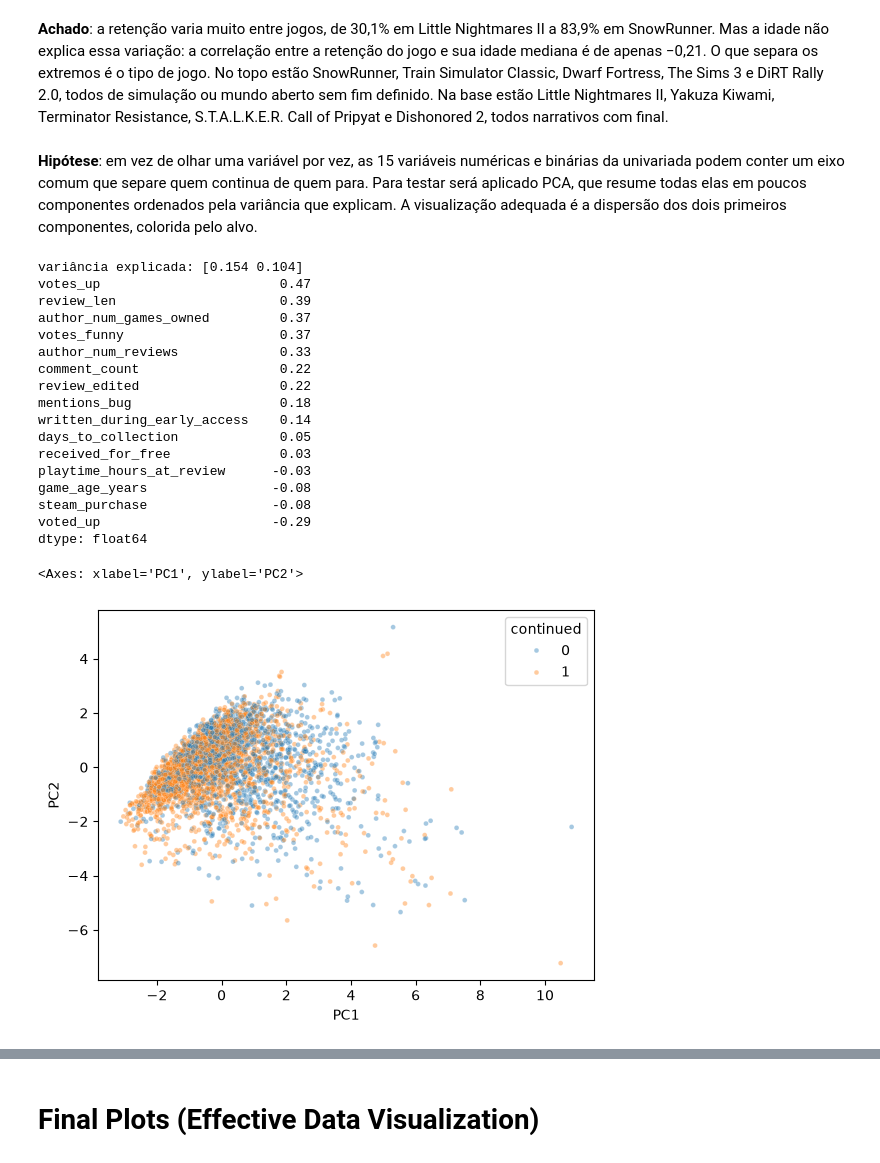
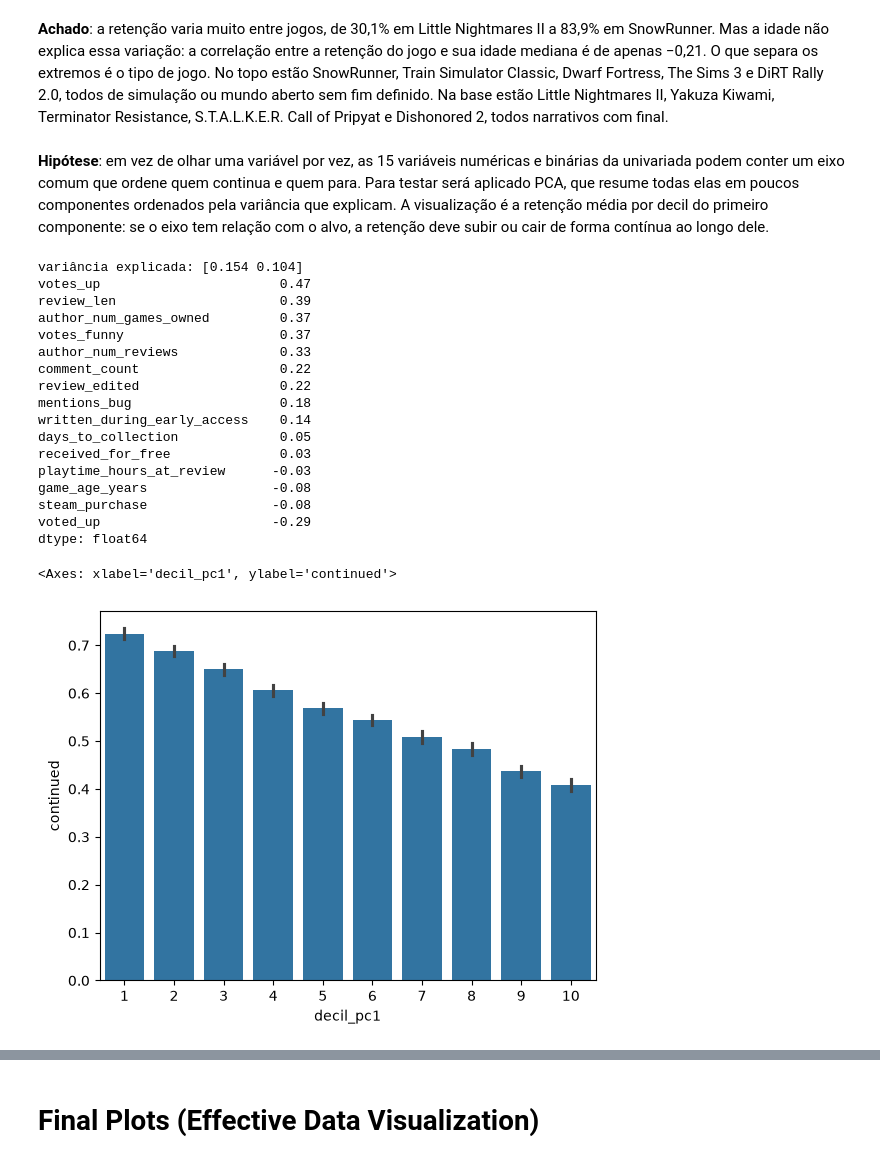
Before and after one commit to larissa04alves/steam-review-retention, a Jupyter notebook: tde-data-science-parte01.ipynb, the cells around one changed output, grey strips where cells are left out. Drawn from its saved outputs; the diff is of its cells as text; code cells hidden in the pictures.

```diff
--- a/tde-data-science-parte01.ipynb
+++ b/tde-data-science-parte01.ipynb
@@ -810,7 +829,7 @@ sns.barplot(data=df, y='game', x='continued', order=df.groupby('game')
 # %% [markdown]
 **Achado**: a retenção varia muito entre jogos, de 30,1% em Little Nightmares II a 83,9% em SnowRunner. Mas a idade não explica essa variação: a correlação entre a retenção do jogo e sua idade mediana é de apenas −0,21. O que separa os extremos é o tipo de jogo. No topo estão SnowRunner, Train Simulator Classic, Dwarf Fortress, The Sims 3 e DiRT Rally 2.0, todos de simulação ou mundo aberto sem fim definido. Na base estão Little Nightmares II, Yakuza Kiwami, Terminator Resistance, S.T.A.L.K.E.R. Call of Pripyat e Dishonored 2, todos narrativos com final.
 # %% [markdown]
-**Hipótese**: em vez de olhar uma variável por vez, as 15 variáveis numéricas e binárias da univariada podem conter um eixo comum que separe quem continua de quem para. Para testar será aplicado PCA, que resume todas elas em poucos componentes ordenados pela variância que explicam. A visualização adequada é a dispersão dos dois primeiros componentes, colorida pelo alvo.
+**Hipótese**: em vez de olhar uma variável por vez, as 15 variáveis numéricas e binárias da univariada podem conter um eixo comum que ordene quem continua e quem para. Para testar será aplicado PCA, que resume todas elas em poucos componentes ordenados pela variância que explicam. A visualização é a retenção média por decil do primeiro componente: se o eixo tem relação com o alvo, a retenção deve subir ou cair de forma contínua ao longo dele.
 # %%
 # PCA nas variáveis numéricas e binárias da univariada, só perfis públicos
 from sklearn.preprocessing import StandardScaler
@@ -822,36 +841,38 @@ cols = ['playtime_hours_at_review', 'review_len', 'author_num_games_owned', 'aut
         'voted_up', 'steam_purchase', 'received_for_free', 'written_during_early_access',
         'review_edited', 'mentions_bug']
 X = pub[cols].copy()
 
+# as de cauda longa entram em log10 pra não dominarem a variância
 for c in ['playtime_hours_at_review', 'review_len', 'author_num_games_owned', 'author_num_reviews',
           'votes_up', 'votes_funny', 'comment_count']:
     X[c] = np.log10(X[c] + 1)
 
 Xs = StandardScaler().fit_transform(X)
 pca = PCA(n_components=2).fit(Xs)
-Z = pca.transform(Xs)
-pub['PC1'] = Z[:, 0]
-pub['PC2'] = Z[:, 1]
+pub['PC1'] = pca.transform(Xs)[:, 0]
 print('variância explicada:', pca.explained_variance_ratio_.round(3))
 print(pd.Series(pca.components_[0], index=cols).sort_values(ascending=False).round(2))
-sns.scatterplot(data=pub.sample(4000, random_state=42), x='PC1', y='PC2', hue='continued', alpha=0.4, s=12)
+
+# retenção média por decil do primeiro componente
+pub['decil_pc1'] = pd.qcut(pub['PC1'], 10, labels=range(1, 11))
+sns.barplot(data=pub, x='decil_pc1', y='continued')
 # %% [output]
 variância explicada: [0.154 0.104]
 votes_up                       0.47
 review_len                     0.39
 author_num_games_owned         0.37
 votes_funny                    0.37
 author_num_reviews             0.33
 comment_count                  0.22
 review_edited                  0.22
 mentions_bug                   0.18
 written_during_early_access    0.14
 days_to_collection             0.05
 received_for_free              0.03
 playtime_hours_at_review      -0.03
 game_age_years                -0.08
 steam_purchase                -0.08
 voted_up                      -0.29
 dtype: float64
-<Axes: xlabel='PC1', ylabel='PC2'>
+<Axes: xlabel='decil_pc1', ylabel='continued'>
-[figure, old version]
+[figure, new version]
```
Also changed, not shown: parts of 7 cells of this notebook.
